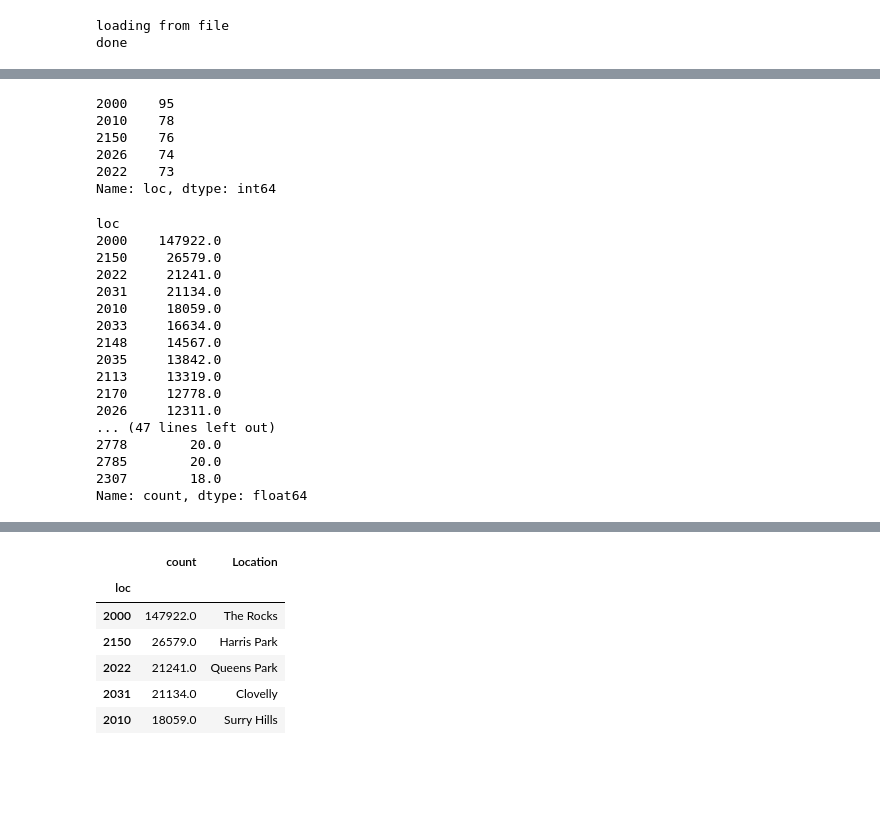
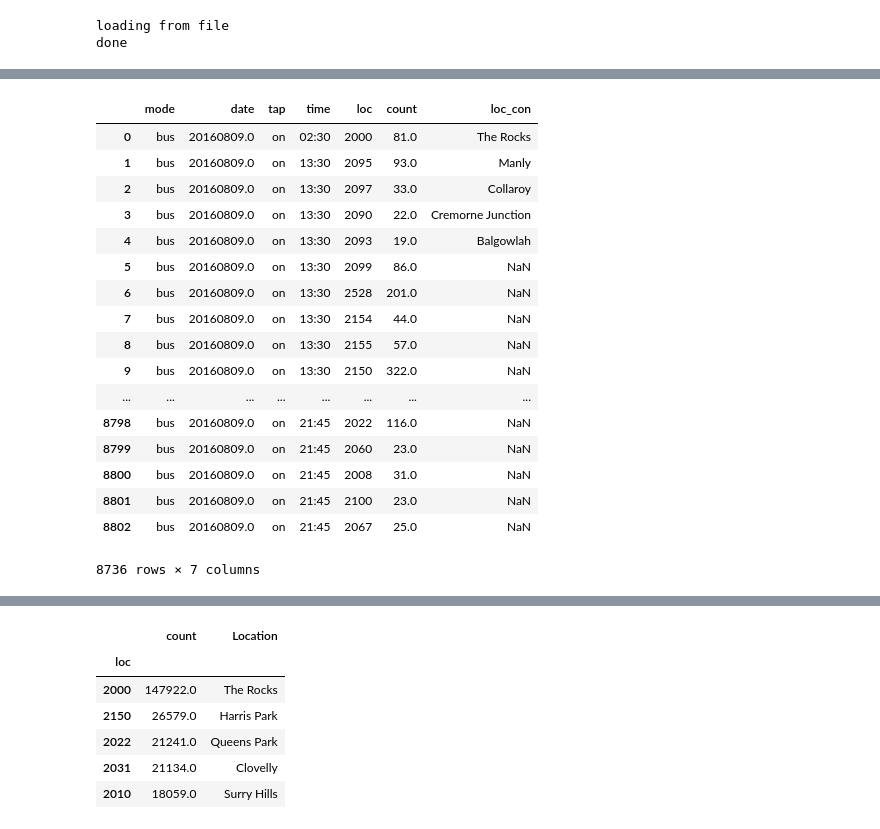
Before and after one commit to timtamtinyman999/code1161base, a Jupyter notebook: week6/OPEN_DATA_OPAL.ipynb, the cells around one changed output, grey strips where cells are left out. Cells and saved outputs as stored; diff of their text form; code cells hidden in the pictures; blank space fills up the shorter version.

```diff
--- a/week6/OPEN_DATA_OPAL.ipynb
+++ b/week6/OPEN_DATA_OPAL.ipynb
@@ -75,3 +76,24 @@ opal_data.head()
 # %%
-# graph_2 = opal_data[(opal_data['mode'] =='train') & (opal_data['loc'] != '-1') & (opal_data['tap'] =='on') & (opal_data['date'] == 20160809.0)]
-# graph_2
+bus_1 = opal_data[(opal_data['mode'] =='bus') & (opal_data['loc'] != '-1')
+                    & (opal_data['tap'] =='on') & (opal_data['date'] == 20160809.0)]
+#filtering out the opal_data by bus, tap, date, and removing -1 values
+bus_1
+# %% [output]
+|  | mode | date | tap | time | loc | count | loc_con |
+| 0 | bus | 20160809.0 | on | 02:30 | 2000 | 81.0 | The Rocks |
+| 1 | bus | 20160809.0 | on | 13:30 | 2095 | 93.0 | Manly |
+| 2 | bus | 20160809.0 | on | 13:30 | 2097 | 33.0 | Collaroy |
+| 3 | bus | 20160809.0 | on | 13:30 | 2090 | 22.0 | Cremorne Junction |
+| 4 | bus | 20160809.0 | on | 13:30 | 2093 | 19.0 | Balgowlah |
+| 5 | bus | 20160809.0 | on | 13:30 | 2099 | 86.0 | NaN |
+| 6 | bus | 20160809.0 | on | 13:30 | 2528 | 201.0 | NaN |
+| 7 | bus | 20160809.0 | on | 13:30 | 2154 | 44.0 | NaN |
+| 8 | bus | 20160809.0 | on | 13:30 | 2155 | 57.0 | NaN |
+| 9 | bus | 20160809.0 | on | 13:30 | 2150 | 322.0 | NaN |
+| ... | ... | ... | ... | ... | ... | ... | ... |
+| 8798 | bus | 20160809.0 | on | 21:45 | 2022 | 116.0 | NaN |
+| 8799 | bus | 20160809.0 | on | 21:45 | 2060 | 23.0 | NaN |
+| 8800 | bus | 20160809.0 | on | 21:45 | 2008 | 31.0 | NaN |
+| 8801 | bus | 20160809.0 | on | 21:45 | 2100 | 23.0 | NaN |
+| 8802 | bus | 20160809.0 | on | 21:45 | 2067 | 25.0 | NaN |
+8736 rows × 7 columns
@@ -80,12 +99,0 @@ opal_data.head()
-# %%
-graph_1 = opal_data[(opal_data['mode'] =='bus') & (opal_data['loc'] != '-1') & (opal_data['tap'] =='on') & (opal_data['date'] == 20160809.0)]
-postcodecounts = graph_1['loc'].value_counts()
-top_5 = postcodecounts.head(5)
-top_5
-# %% [output]
-2000    95
-2010    78
-2150    76
-2026    74
-2022    73
-Name: loc, dtype: int64
@@ -94,21 +103,3 @@ new_columns = graph_1.groupby ("loc")['count'].sum()
 # %%
 sorted_0 = new_columns.sort_values(ascending = False)
-sorted_0
+#sorting tap values from highest to lowest
-# %% [output]
-loc
-2000    147922.0
-2150     26579.0
-2022     21241.0
-2031     21134.0
-2010     18059.0
-2033     16634.0
-2148     14567.0
-2035     13842.0
-2113     13319.0
-2170     12778.0
-2026     12311.0
-... (47 lines left out)
-2778        20.0
-2785        20.0
-2307        18.0
-Name: count, dtype: float64
```
Also changed, not shown: parts of 25 cells of this notebook.
